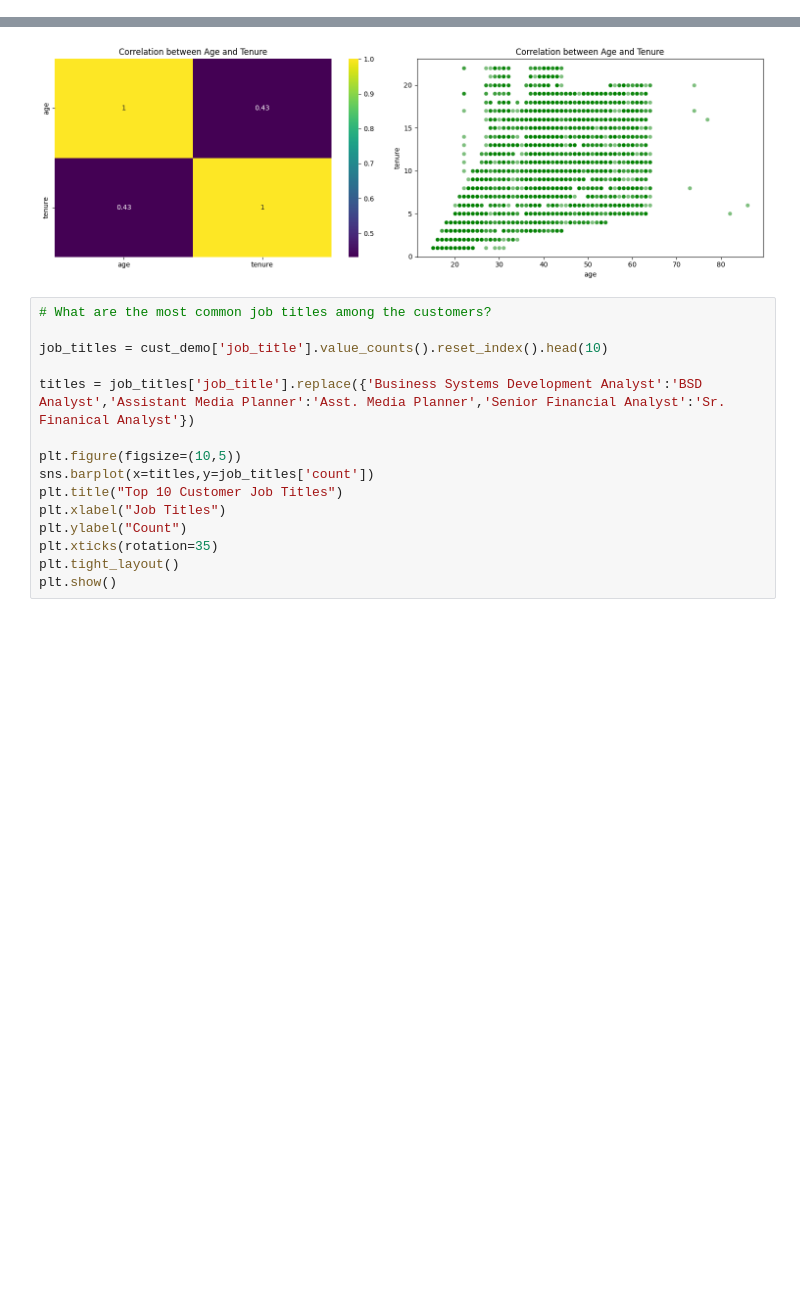
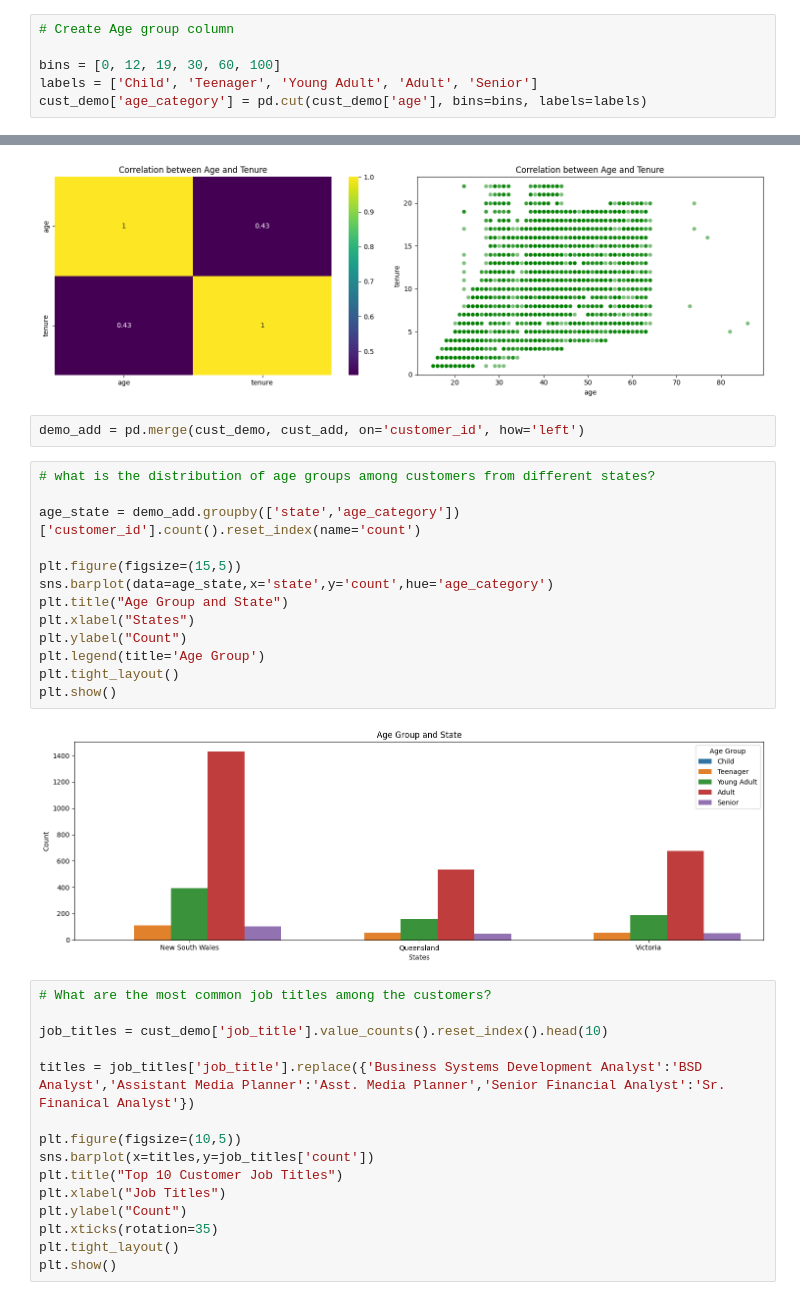
Before and after one commit to ilovedata6/SprocketCentral, a Jupyter notebook: analysis.ipynb, the cells around one changed output, grey strips where cells are left out. Cells and saved outputs as stored; diff of their text form; blank space fills up the shorter version.

```diff
--- a/analysis.ipynb
+++ b/analysis.ipynb
@@ -211,6 +211,12 @@ cust_demo.at[33,'DOB'] = np.datetime64('1943-12-21')
 # %%
 cust_demo['age'] = cust_demo['DOB'].apply(lambda x: 2017 - x.year)
 cust_demo.drop(columns='DOB',inplace=True)
+# %%
+# Create Age group column
+
+bins = [0, 12, 19, 30, 60, 100]
+labels = ['Child', 'Teenager', 'Young Adult', 'Adult', 'Senior']
+cust_demo['age_category'] = pd.cut(cust_demo['age'], bins=bins, labels=labels)
 # %%
 cust_demo.describe()
 # %% [output]
@@ -440,6 +446,23 @@ plt.tight_layout()
 plt.show()
 # %% [output]
 [figure]
+# %%
+demo_add = pd.merge(cust_demo, cust_add, on='customer_id', how='left')
+# %%
+# what is the distribution of age groups among customers from different states?
+
+age_state = demo_add.groupby(['state','age_category'])['customer_id'].count().reset_index(name='count')
+
+plt.figure(figsize=(15,5))
+sns.barplot(data=age_state,x='state',y='count',hue='age_category')
+plt.title("Age Group and State")
+plt.xlabel("States")
+plt.ylabel("Count")
+plt.legend(title='Age Group')
+plt.tight_layout()
+plt.show()
+# %% [output]
+[figure, added]
 # %%
 # What are the most common job titles among the customers?
 
```
Also changed, not shown: parts of 9 cells of this notebook.
